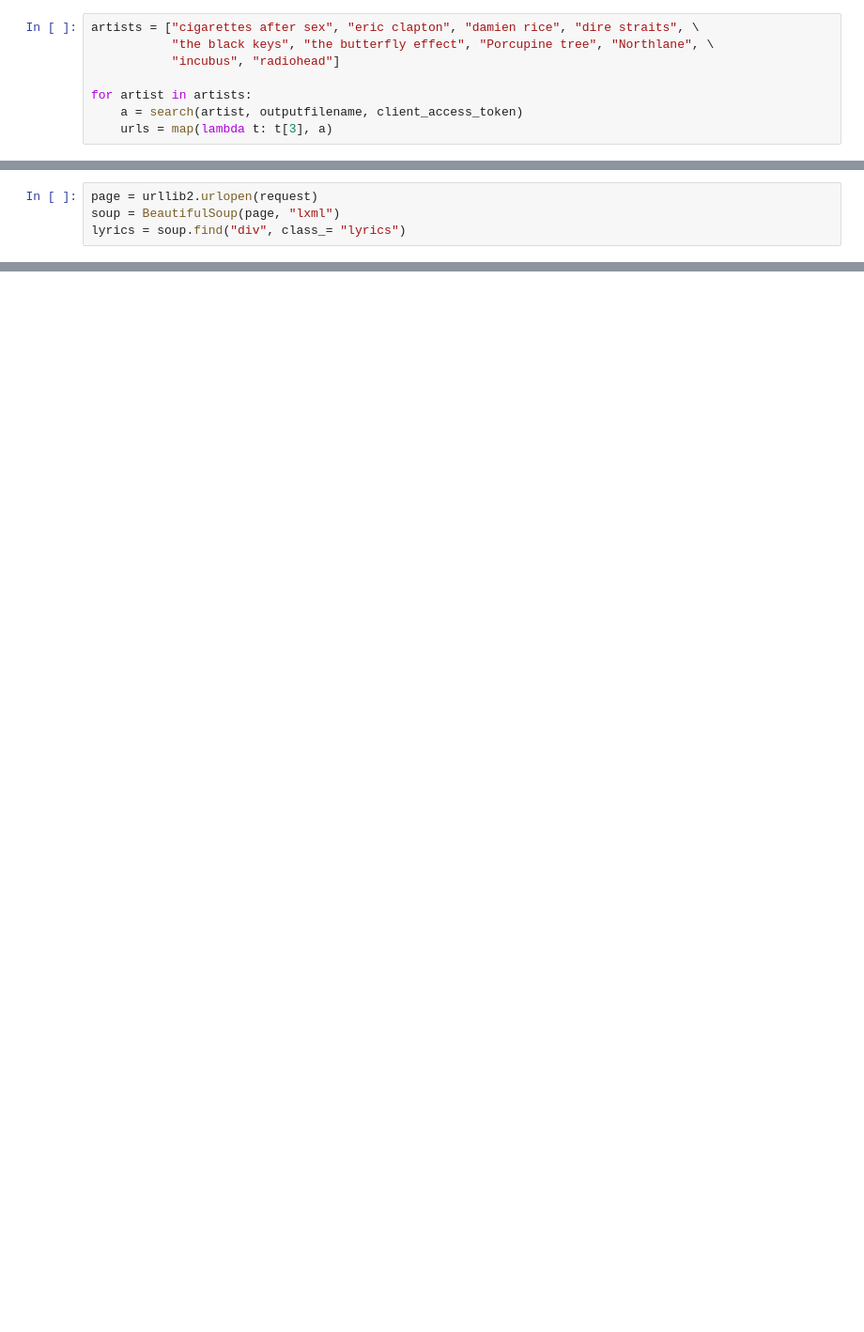
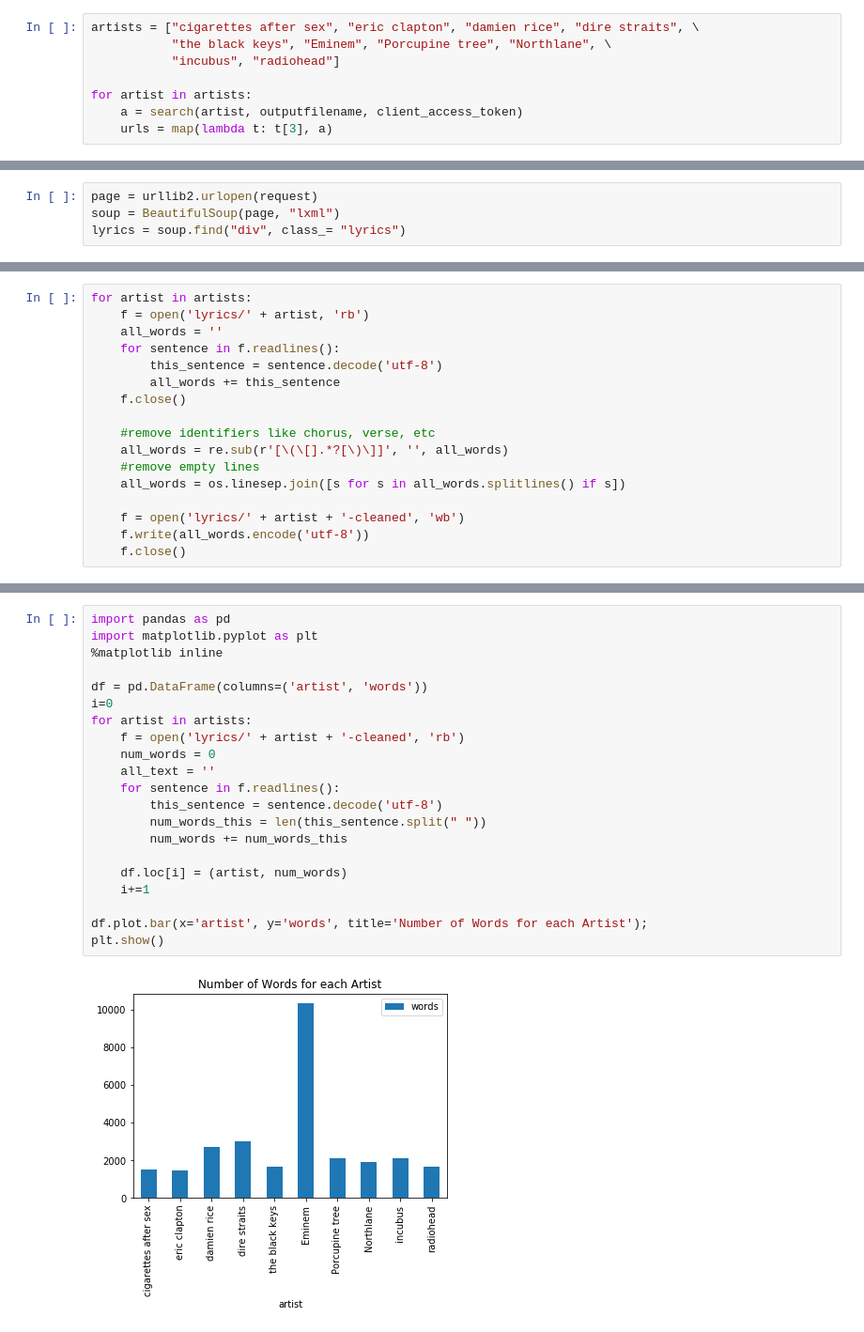
Before and after one commit to kvsingh/kvsingh.github.io, a Jupyter notebook: content/sentiment.ipynb, the cells around one changed output, grey strips where cells are left out. Shown at 94% size. Cells and saved outputs as stored; diff of their text form; blank space fills up the shorter version.

```diff
--- a/content/sentiment.ipynb
+++ b/content/sentiment.ipynb
@@ -24,6 +28,6 @@ Scraping the internet for lyrics is hard work, and I really did not want to get
 # %%
 artists = ["cigarettes after sex", "eric clapton", "damien rice", "dire straits", \
-           "the black keys", "the butterfly effect", "Porcupine tree", "Northlane", \
+           "the black keys", "Eminem", "Porcupine tree", "Northlane", \
            "incubus", "radiohead"]
 
 for artist in artists:
@@ -37,0 +46,17 @@ lyrics = soup.find("div", class_= "lyrics")
+# %%
+for artist in artists:
+    f = open('lyrics/' + artist, 'rb')
+    all_words = ''
+    for sentence in f.readlines():
+        this_sentence = sentence.decode('utf-8')
+        all_words += this_sentence
+    f.close()
+
+    #remove identifiers like chorus, verse, etc
+    all_words = re.sub(r'[\(\[].*?[\)\]]', '', all_words)
+    #remove empty lines
+    all_words = os.linesep.join([s for s in all_words.splitlines() if s])
+
+    f = open('lyrics/' + artist + '-cleaned', 'wb')
+    f.write(all_words.encode('utf-8'))
+    f.close()
@@ -37,0 +104,23 @@ lyrics = soup.find("div", class_= "lyrics")
+# %%
+import pandas as pd
+import matplotlib.pyplot as plt
+%matplotlib inline
+
+df = pd.DataFrame(columns=('artist', 'words'))
+i=0
+for artist in artists:
+    f = open('lyrics/' + artist + '-cleaned', 'rb')
+    num_words = 0
+    all_text = ''
+    for sentence in f.readlines():
+        this_sentence = sentence.decode('utf-8')
+        num_words_this = len(this_sentence.split(" "))
+        num_words += num_words_this
+
+    df.loc[i] = (artist, num_words)
+    i+=1
+
+df.plot.bar(x='artist', y='words', title='Number of Words for each Artist');
+plt.show()
+# %% [output]
+[figure, added]
```
Also changed, not shown: parts of 15 cells of this notebook, 29 other files.
